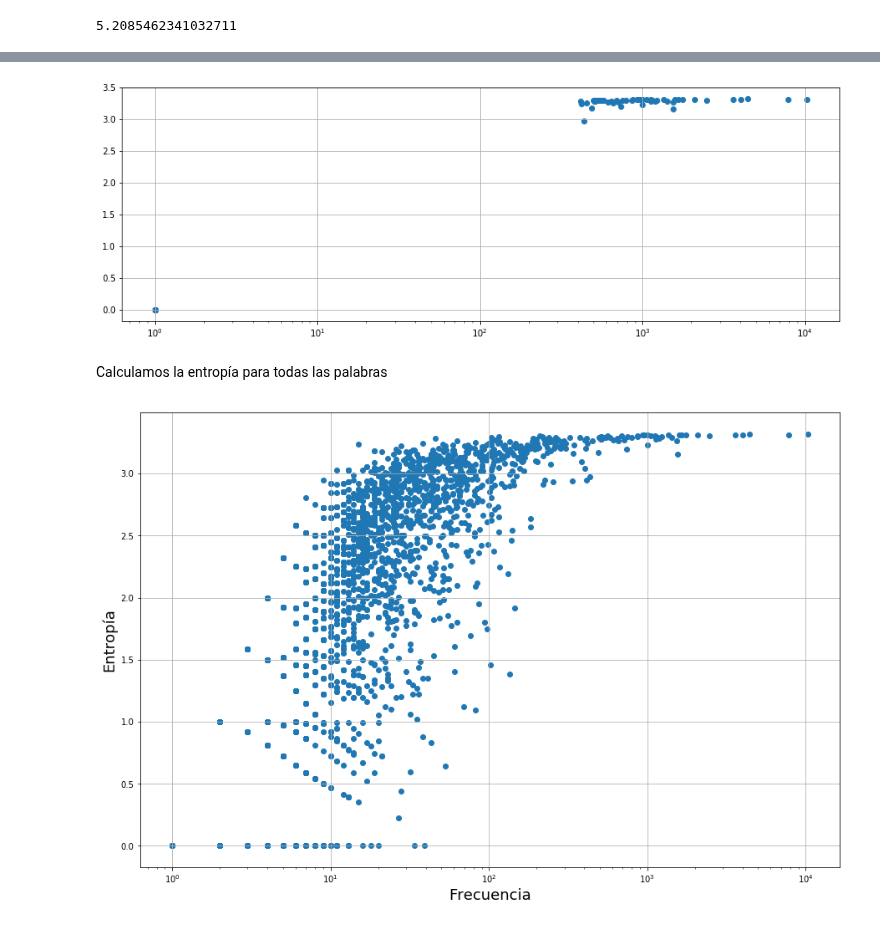
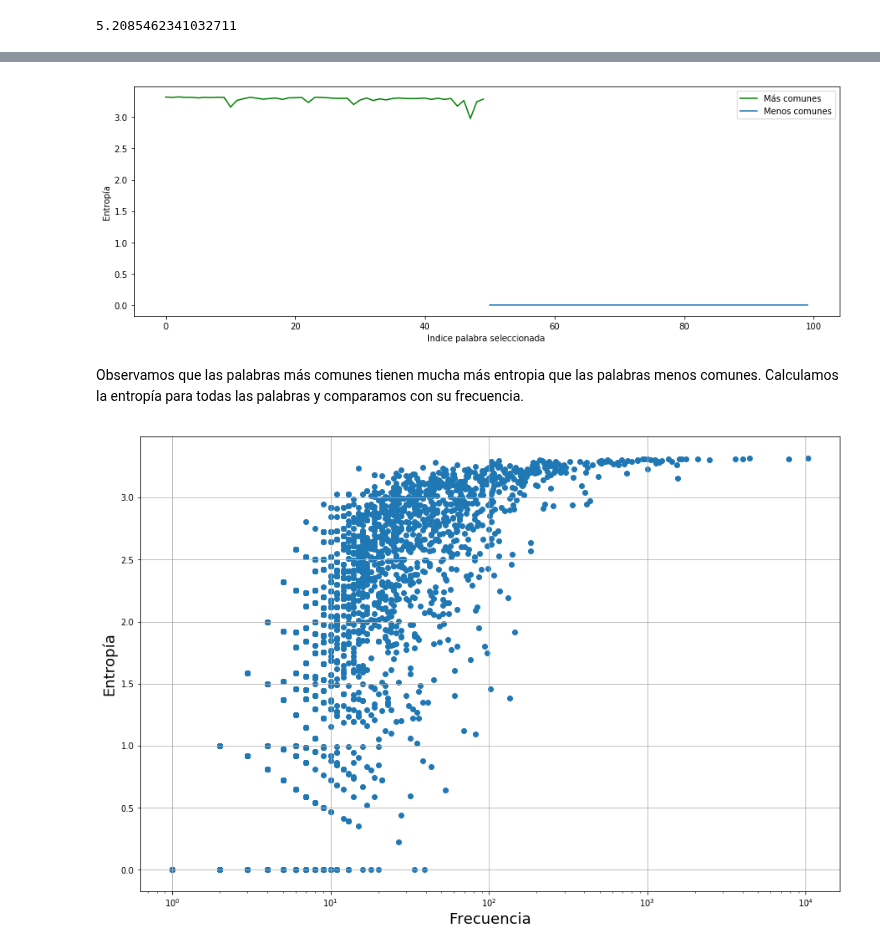
Before and after one commit to m2march/ciencia_datos, a Jupyter notebook: tp6/tp6.ipynb, the cells around one changed output, grey strips where cells are left out. Cells and saved outputs as stored; diff of their text form; code cells hidden in the pictures.

```diff
--- a/tp6/tp6.ipynb
+++ b/tp6/tp6.ipynb
@@ -125,13 +123,3 @@ en un diccionario $(<DOCNO> : <TEXT>)$.
 ### 1.2. Vocabulario
 # %% [markdown]
 Tokenizamos y pasamos a minúscula todos los textos.
-# %%
-def tokenize(string):
-    'Returns list of tokens'
-    words = string.split(' ')  # [Palabra]
-    wnl = nltk.WordNetLemmatizer()
-    lemma_words = [wnl.lemmatize(word) for word in words]  # [Palabra]
-    retoken = [w.lower()
-               for lw in lemma_words
-               for w in nltk.word_tokenize(lw) ]
-    return retoken
@@ -345,7 +225,0 @@ a_commons_pos = {
-# %%
-first = a_commons[0]
-for j in range(10):
-    second = a_commons[j]
-    f = freq_two(first, second, a_tokens)
-    f2 = freq_two_fast(a_commons_pos[first], a_commons_pos[second], len(a_tokens))
-    print(first, second, f2 * len(a_tokens) * 4, f * len(a_tokens) * 4, f == f2)
@@ -405,5 +268,4 @@ for tokens in token_docs.values():
             freq[tokens[i]] += 1
             for k in range(1, min(len(tokens) - i, win_size - 1)):
                 if tokens[i + k] in top_tokens_set:
-                    dists.append(i - i + k)
                     co_freq[tokens[i]][tokens[i+k]] += 1
@@ -744,13 +584,16 @@ words_darwin_selected_frequency = [word_darwin_selected[1] for word_darwin_selec
-# %%
-plt.figure(figsize(15,5))
-scatter(words_darwin_selected_frequency, words_darwin_selected_entropy)
-plt.xscale('log')
-plt.grid(True)
-plt.show()
-# %% [output]
-[figure, removed]
-# %% [markdown]
-Calculamos la entropía para todas las palabras
+# %%
+plt.figure(figsize(15,5))
+plt.plot(range(50), words_darwin_selected_entropy[:50], label='Más comunes', color='green')
+plt.plot(range(50, 100), words_darwin_selected_entropy[50:], label='Menos comunes')
+plt.ylabel('Entropía')
+plt.xlabel('Indice palabra seleccionada')
+plt.legend()
+plt.show()
+# %% [output]
+[figure, added]
+# %% [markdown]
+Observamos que las palabras más comunes tienen mucha más entropia que las palabras menos comunes.
+Calculamos la entropía para todas las palabras y comparamos con su frecuencia.
 # %%
 if not os.path.isfile('gutenberg/words_darwin_all_entropy.pkl'):
     words_darwin_all_entropy = [get_word_entropy(words_darwin_unpunct, word_darwin_all[0]) for word_darwin_all in c_darwin_unpunct.most_common()]
```
Also changed, not shown: parts of 72 cells of this notebook.
